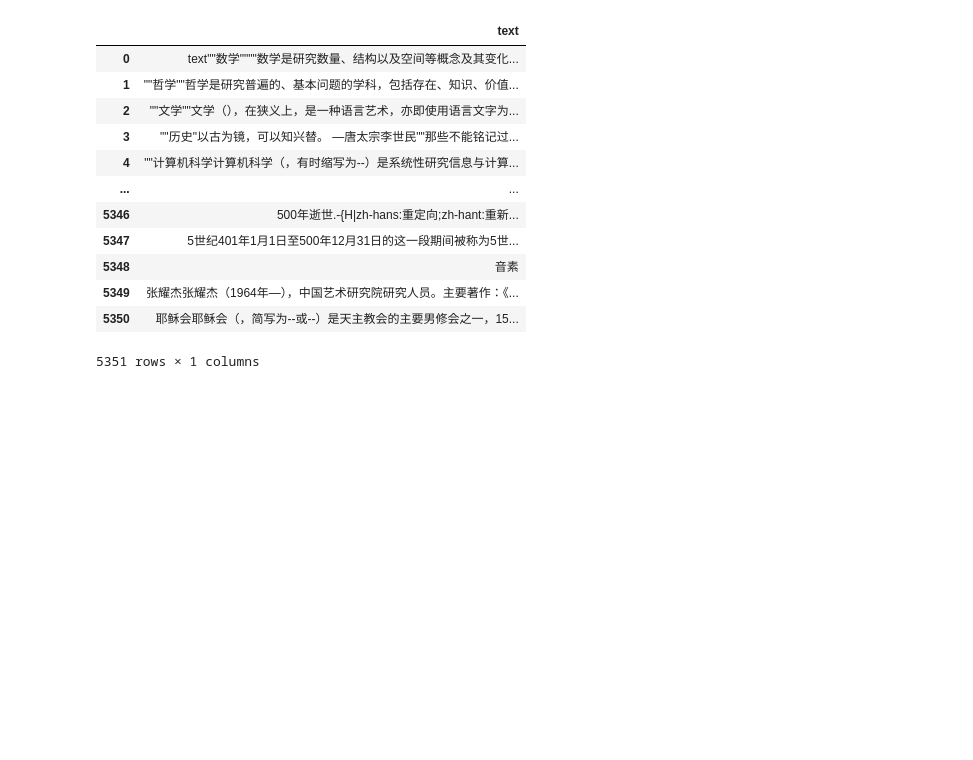
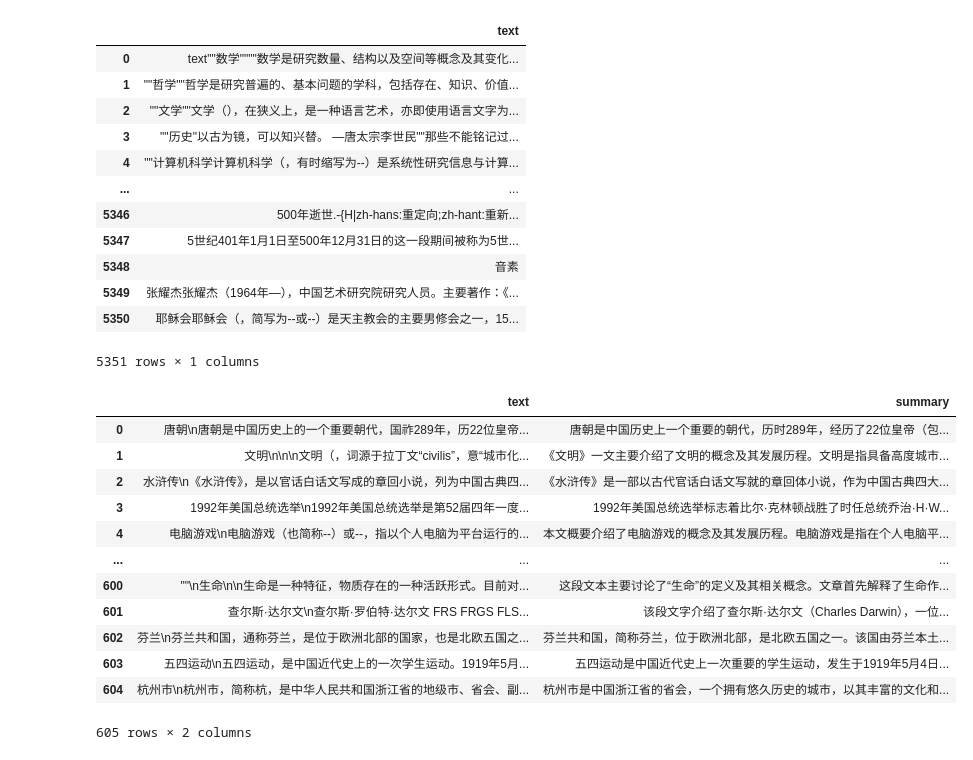
Before and after one commit to LANEVADA/INF582, a Jupyter notebook: src/prepare_data.ipynb, the cells around one changed output. Cells and saved outputs as stored; diff of their text form; code cells hidden in the pictures; blank space fills up the shorter version.

Commit message:
annotated text

```diff
--- a/prepare_data.ipynb
+++ b/src/prepare_data.ipynb
@@ -168,3 +171,21 @@ df
 | 5349 | 张耀杰张耀杰（1964年—），中国艺术研究院研究人员。主要著作：《... |
 | 5350 | 耶稣会耶稣会（，简写为--或--）是天主教会的主要男修会之一，15... |
 5351 rows × 1 columns
+# %%
+df=pd.read_csv("../data/summarized_data/summarized_documents_9.csv")
+# %%
+df
+# %% [output]
+|  | text | summary |
+| 0 | 唐朝\n唐朝是中国历史上的一个重要朝代，国祚289年，历22位皇帝... | 唐朝是中国历史上一个重要的朝代，历时289年，经历了22位皇帝（包... |
+| 1 | 文明\n\n\n文明（，词源于拉丁文“civilis”，意“城市化... | 《文明》一文主要介绍了文明的概念及其发展历程。文明是指具备高度城市... |
+| 2 | 水浒传\n《水浒传》，是以官话白话文写成的章回小说，列为中国古典四... | 《水浒传》是一部以古代官话白话文写就的章回体小说，作为中国古典四大... |
+| 3 | 1992年美国总统选举\n1992年美国总统选举是第52届四年一度... | 1992年美国总统选举标志着比尔·克林顿战胜了时任总统乔治·H·W... |
+| 4 | 电脑游戏\n电脑游戏（也简称--）或--，指以个人电脑为平台运行的... | 本文概要介绍了电脑游戏的概念及其发展历程。电脑游戏是指在个人电脑平... |
+| ... | ... | ... |
+| 600 | ""\n生命\n\n生命是一种特征，物质存在的一种活跃形式。目前对... | 这段文本主要讨论了“生命”的定义及其相关概念。文章首先解释了生命作... |
+| 601 | 查尔斯·达尔文\n查尔斯·罗伯特·达尔文 FRS FRGS FLS... | 该段文字介绍了查尔斯·达尔文（Charles Darwin），一位... |
+| 602 | 芬兰\n芬兰共和国，通称芬兰，是位于欧洲北部的国家，也是北欧五国之... | 芬兰共和国，简称芬兰，位于欧洲北部，是北欧五国之一。该国由芬兰本土... |
+| 603 | 五四运动\n五四运动，是中国近代史上的一次学生运动。1919年5月... | 五四运动是中国近代史上一次重要的学生运动，发生于1919年5月4日... |
+| 604 | 杭州市\n杭州市，简称杭，是中华人民共和国浙江省的地级市、省会、副... | 杭州市是中国浙江省的省会，一个拥有悠久历史的城市，以其丰富的文化和... |
+605 rows × 2 columns
```
Also changed, not shown: parts of 1 cell of this notebook, 13 other files.
